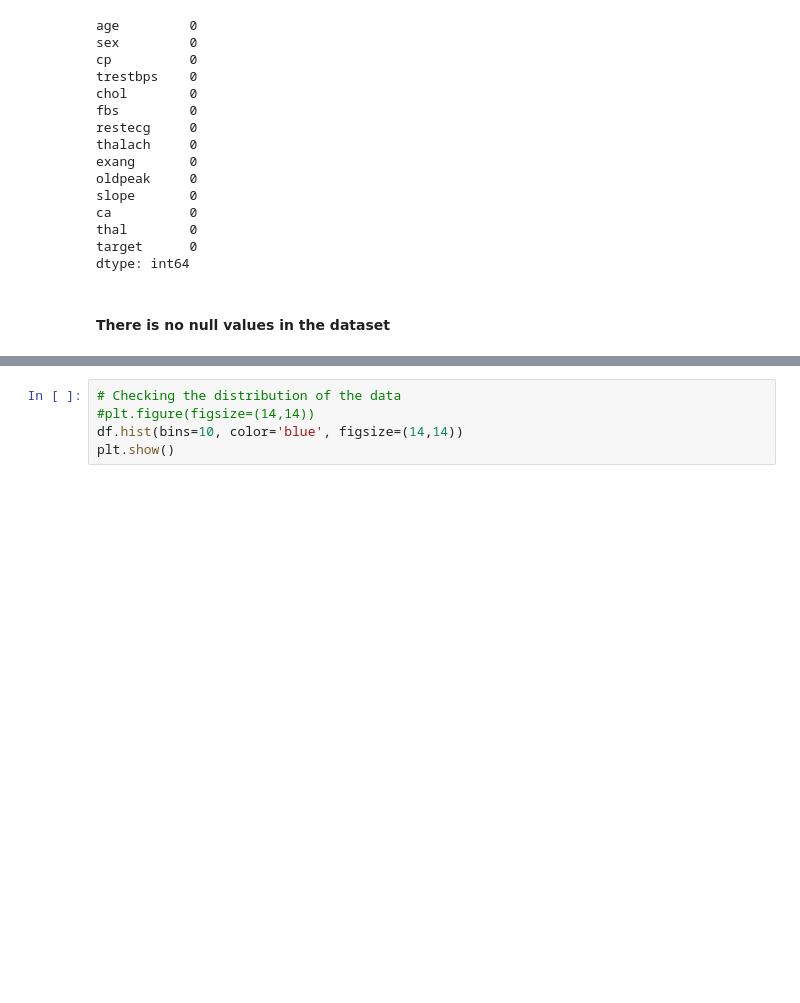
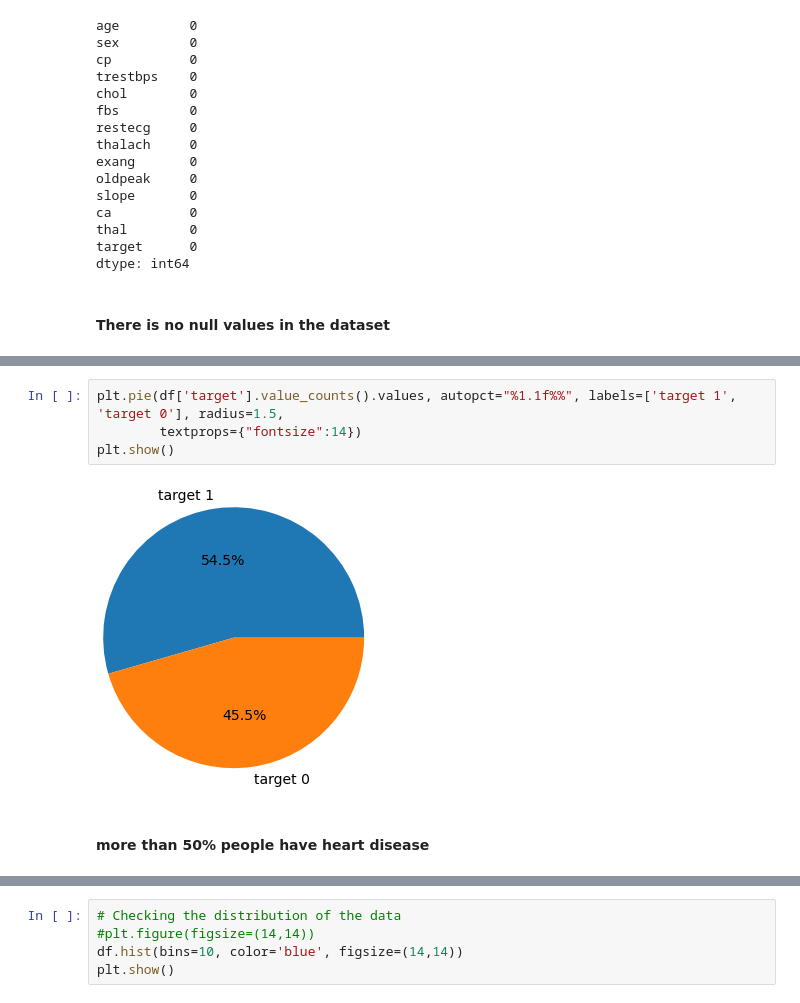
Before and after one commit to SahaAbhisek/Heart-Disease-Prediction-Model, a Jupyter notebook: HeartDiseasePrediction.ipynb, the cells around one changed output, grey strips where cells are left out. Drawn from its saved outputs; the diff is of its cells as text; blank space fills up the shorter version.

```diff
--- a/HeartDiseasePrediction.ipynb
+++ b/HeartDiseasePrediction.ipynb
@@ -90,0 +96,8 @@ df.describe()
+# %%
+plt.pie(df['target'].value_counts().values, autopct="%1.1f%%", labels=['target 1', 'target 0'], radius=1.5,
+        textprops={"fontsize":14})
+plt.show()
+# %% [output]
+[figure, added]
+# %% [markdown]
+#### more than 50% people have heart disease
```
Also changed, not shown: parts of 17 cells of this notebook.
